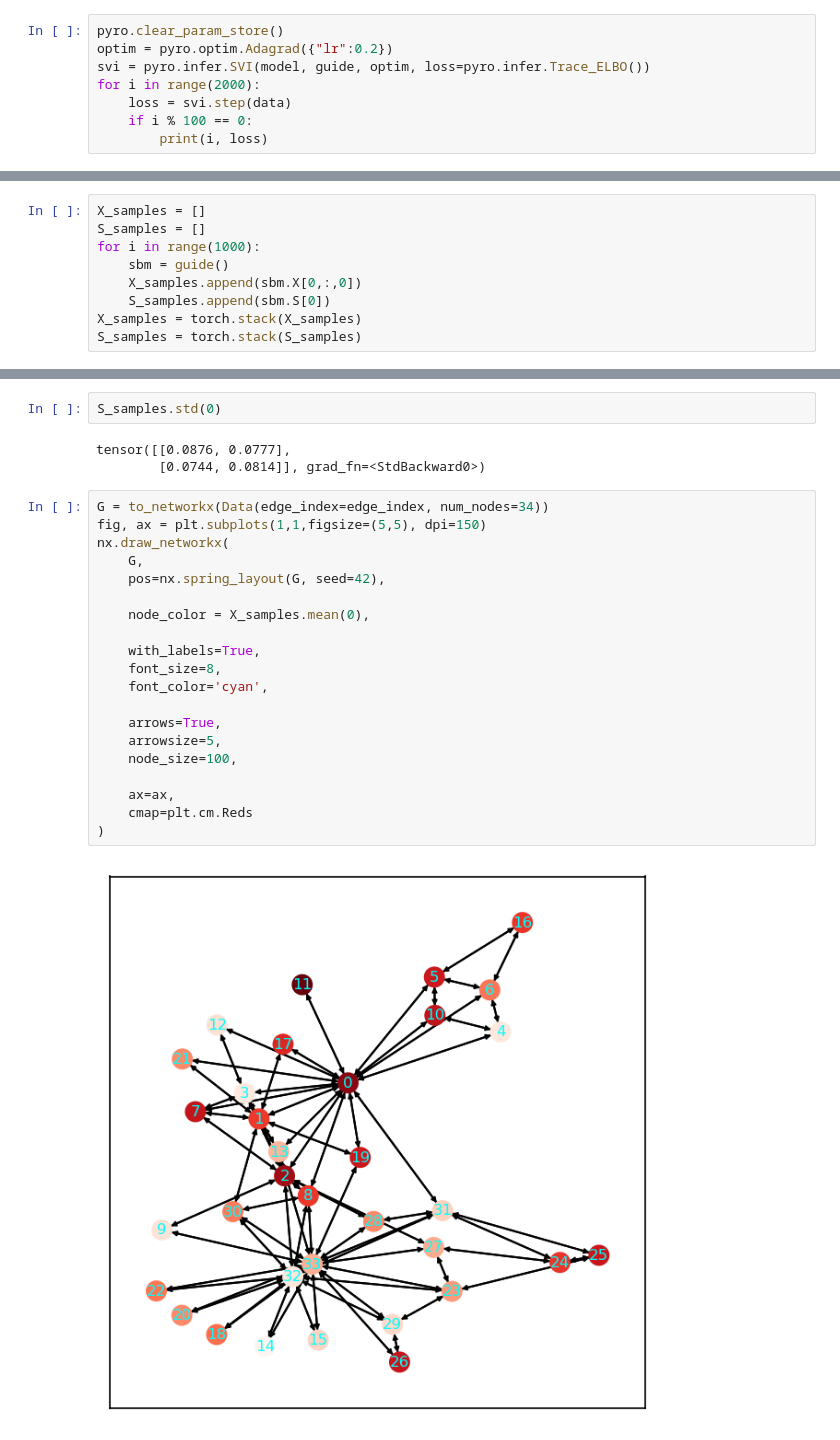
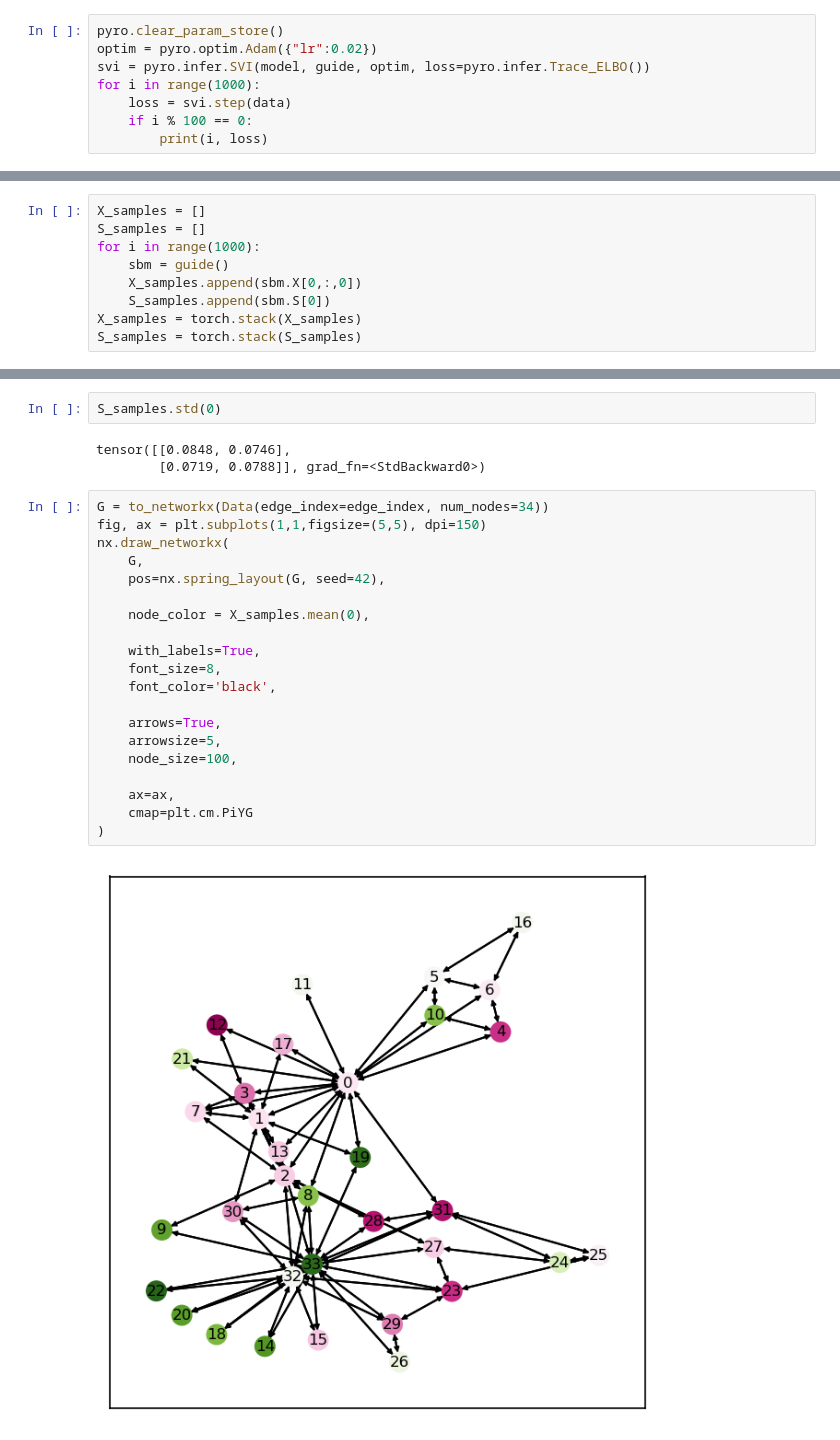
Before and after one commit to callistabee/basilisk-journal, a Jupyter notebook: 2023-W31/2023-08-02-pyro-sbm-karate.ipynb, the cells around one changed output, grey strips where cells are left out. Drawn from its saved outputs; the diff is of its cells as text.

Commit message:
adjust learning rate and colormap

```diff
--- a/2023-W31/2023-08-02-pyro-sbm-karate.ipynb
+++ b/2023-W31/2023-08-02-pyro-sbm-karate.ipynb
@@ -304,9 +304,9 @@ def guide(edges=None):
     return SBM(X, S)
 # %%
 pyro.clear_param_store()
-optim = pyro.optim.Adagrad({"lr":0.2})
+optim = pyro.optim.Adam({"lr":0.02})
 svi = pyro.infer.SVI(model, guide, optim, loss=pyro.infer.Trace_ELBO())
-for i in range(2000):
+for i in range(1000):
     loss = svi.step(data)
     if i % 100 == 0:
         print(i, loss)
@@ -362,27 +352,27 @@ tensor([[0.2999, 0.2710],
 # %%
 S_samples.std(0)
 # %% [output]
-tensor([[0.0876, 0.0777],
-        [0.0744, 0.0814]], grad_fn=<StdBackward0>)
+tensor([[0.0848, 0.0746],
+        [0.0719, 0.0788]], grad_fn=<StdBackward0>)
 # %%
 G = to_networkx(Data(edge_index=edge_index, num_nodes=34))
 fig, ax = plt.subplots(1,1,figsize=(5,5), dpi=150)
 nx.draw_networkx(
     G,
     pos=nx.spring_layout(G, seed=42),
 
     node_color = X_samples.mean(0),
 
     with_labels=True,
     font_size=8,
-    font_color='cyan',
+    font_color='black',
 
     arrows=True,
     arrowsize=5,
     node_size=100,
 
     ax=ax,
-    cmap=plt.cm.Reds
+    cmap=plt.cm.PiYG
 )
 # %% [output]
-[figure, old version]
+[figure, new version]
```
Also changed, not shown: parts of 4 cells of this notebook.
